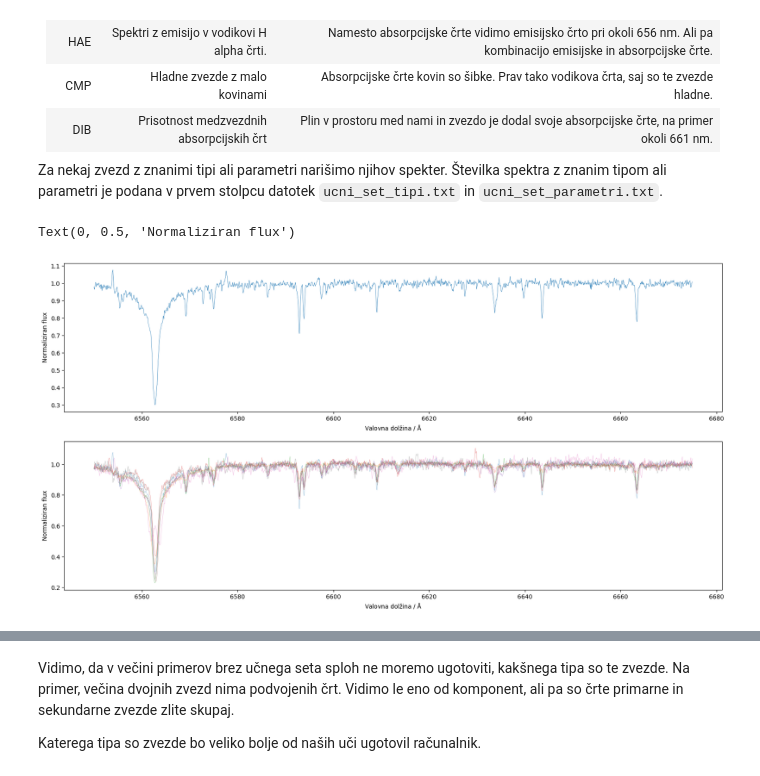
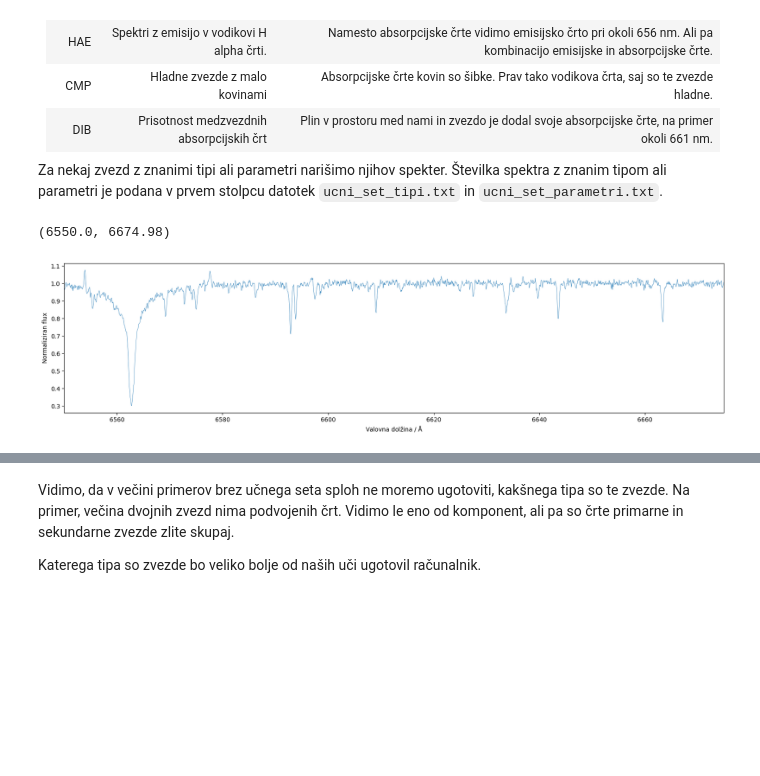
Before and after one commit to sheliak/klasifikacija_spektrov, a Jupyter notebook: klasifikacija.ipynb, the cells around one changed output, grey strips where cells are left out. Cells and saved outputs as stored; diff of their text form; code cells hidden in the pictures; blank space fills up the shorter version.

```diff
--- a/klasifikacija.ipynb
+++ b/klasifikacija.ipynb
@@ -50,38 +50,28 @@ Za nekaj zvezd z znanimi tipi ali parametri narišimo njihov spekter. Številka
 # %%
 # Naredimo slovar tipov
 
 tipi={}
 for line in urllib.request.urlopen('https://raw.githubusercontent.com/sheliak/klasifikacija_spektrov/main/podatki/ucni_set_tipi.txt'):
     line=line.decode('utf-8')
     if line[0]=='#': continue
-    spekter, tip=line.split()
+    spekter, tip = line.split()
     if tip in tipi:
         tipi[tip].append(spekter)
     else:
         tipi[tip]=[spekter]
 
 # Narisimo spekter nekega tipa ('MAB', 'BIN', 'TRI', 'HFR', 'HAE', 'CMP', 'DIB')
 
 spekter=tipi['BIN'][0]
 l=np.loadtxt('https://raw.githubusercontent.com/sheliak/klasifikacija_spektrov/main/podatki/spektri/val.dat') # seznam valovnih dolzin
-w = np.loadtxt('https://raw.githubusercontent.com/sheliak/klasifikacija_spektrov/main/podatki/spektri/%s.dat' % spekter)
+w = np.loadtxt('https://raw.githubusercontent.com/sheliak/klasifikacija_spektrov/main/podatki/spektri/%s.dat' % spekter) # flux
 
 fig=plt.figure(0)
 ax=fig.add_subplot(211)
 ax.plot(l,w,lw=0.5)
 ax.set_xlabel('Valovna dolžina / $\mathrm{\AA}$')
 ax.set_ylabel('Normaliziran flux')
-
-# Narisimo vse spektre nekega tipa
-
-fig=plt.figure(0)
-ax=fig.add_subplot(212)
-
-for spekter in tipi['BIN']:
-    w = np.loadtxt('https://raw.githubusercontent.com/sheliak/klasifikacija_spektrov/main/podatki/spektri/%s.dat' % spekter)
-    ax.plot(l,w,lw=0.5, alpha=0.5)
-ax.set_xlabel('Valovna dolžina / $\mathrm{\AA}$')
-ax.set_ylabel('Normaliziran flux')
+ax.set_xlim(l[0], l[-1])
 # %% [output]
-Text(0, 0.5, 'Normaliziran flux')
+(6550.0, 6674.98)
-[figure, old version]
+[figure, new version]
```
Also changed, not shown: parts of 2 cells of this notebook.
